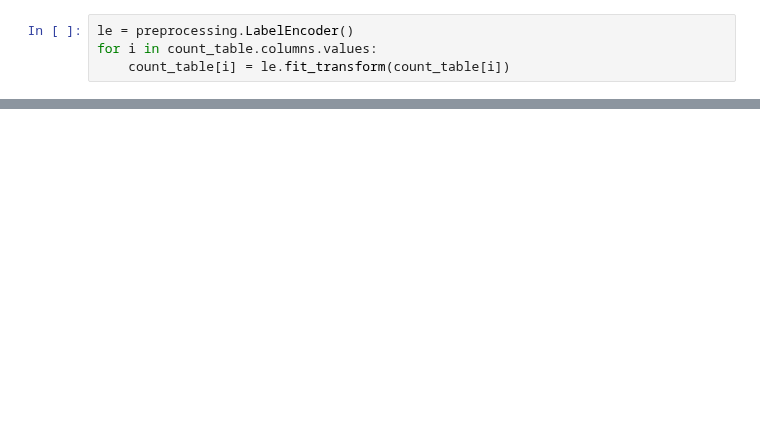
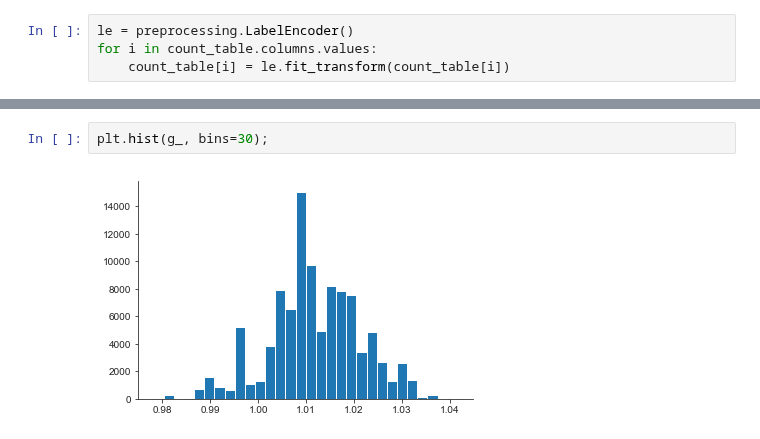
Before and after one commit to cbg-ethz/shm, a Jupyter notebook: analysis/03d-edward_models.ipynb, the cells around one changed output, grey strips where cells are left out. Saved outputs shown, nothing was run; the diff lists cells and outputs as text; blank space fills up the shorter version.

```diff
--- a/analysis/03d-edward_models.ipynb
+++ b/analysis/03d-edward_models.ipynb
@@ -360,0 +230,4 @@ with tf.Session() as sess:
+# %%
+plt.hist(g_, bins=30);
+# %% [output]
+[figure, added]
```
Also changed, not shown: parts of 86 cells of this notebook.
